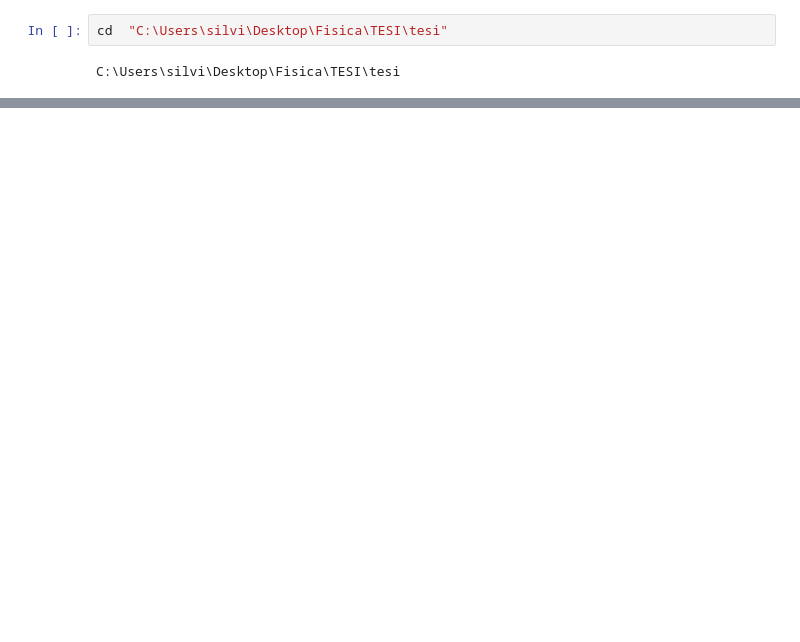
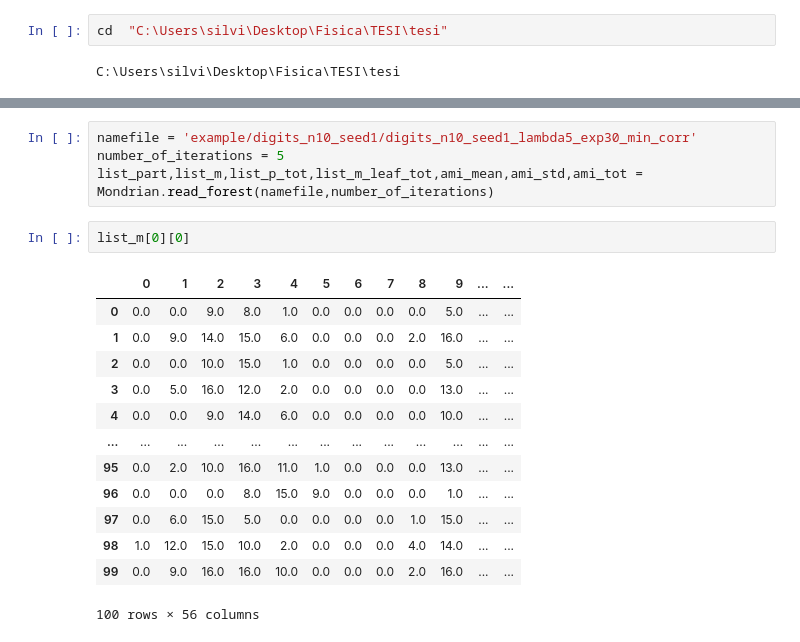
Before and after one commit to SilviaMariaMacri/Unsupervised-Mondrian-Forest, a Jupyter notebook: example/digits.ipynb, the cells around one changed output, grey strips where cells are left out. Drawn from its saved outputs; the diff is of its cells as text; blank space fills up the shorter version.

```diff
--- a/example/digits.ipynb
+++ b/example/digits.ipynb
@@ -92,0 +162,20 @@ Plot.plot_AMI(ami_mean,ami_std)
+# %%
+namefile = 'example/digits_n10_seed1/digits_n10_seed1_lambda5_exp30_min_corr'
+number_of_iterations = 5
+list_part,list_m,list_p_tot,list_m_leaf_tot,ami_mean,ami_std,ami_tot = Mondrian.read_forest(namefile,number_of_iterations)
+# %%
+list_m[0][0]
+# %% [output]
+|  | 0 | 1 | 2 | 3 | 4 | 5 | 6 | 7 | 8 | 9 | ... | ... |
+| 0 | 0.0 | 0.0 | 9.0 | 8.0 | 1.0 | 0.0 | 0.0 | 0.0 | 0.0 | 5.0 | ... | ... |
+| 1 | 0.0 | 9.0 | 14.0 | 15.0 | 6.0 | 0.0 | 0.0 | 0.0 | 2.0 | 16.0 | ... | ... |
+| 2 | 0.0 | 0.0 | 10.0 | 15.0 | 1.0 | 0.0 | 0.0 | 0.0 | 0.0 | 5.0 | ... | ... |
+| 3 | 0.0 | 5.0 | 16.0 | 12.0 | 2.0 | 0.0 | 0.0 | 0.0 | 0.0 | 13.0 | ... | ... |
+| 4 | 0.0 | 0.0 | 9.0 | 14.0 | 6.0 | 0.0 | 0.0 | 0.0 | 0.0 | 10.0 | ... | ... |
+| ... | ... | ... | ... | ... | ... | ... | ... | ... | ... | ... | ... | ... |
+| 95 | 0.0 | 2.0 | 10.0 | 16.0 | 11.0 | 1.0 | 0.0 | 0.0 | 0.0 | 13.0 | ... | ... |
+| 96 | 0.0 | 0.0 | 0.0 | 8.0 | 15.0 | 9.0 | 0.0 | 0.0 | 0.0 | 1.0 | ... | ... |
+| 97 | 0.0 | 6.0 | 15.0 | 5.0 | 0.0 | 0.0 | 0.0 | 0.0 | 1.0 | 15.0 | ... | ... |
+| 98 | 1.0 | 12.0 | 15.0 | 10.0 | 2.0 | 0.0 | 0.0 | 0.0 | 4.0 | 14.0 | ... | ... |
+| 99 | 0.0 | 9.0 | 16.0 | 16.0 | 10.0 | 0.0 | 0.0 | 0.0 | 2.0 | 16.0 | ... | ... |
+100 rows × 56 columns
```
Also changed, not shown: parts of 23 cells of this notebook, 7 other files.
